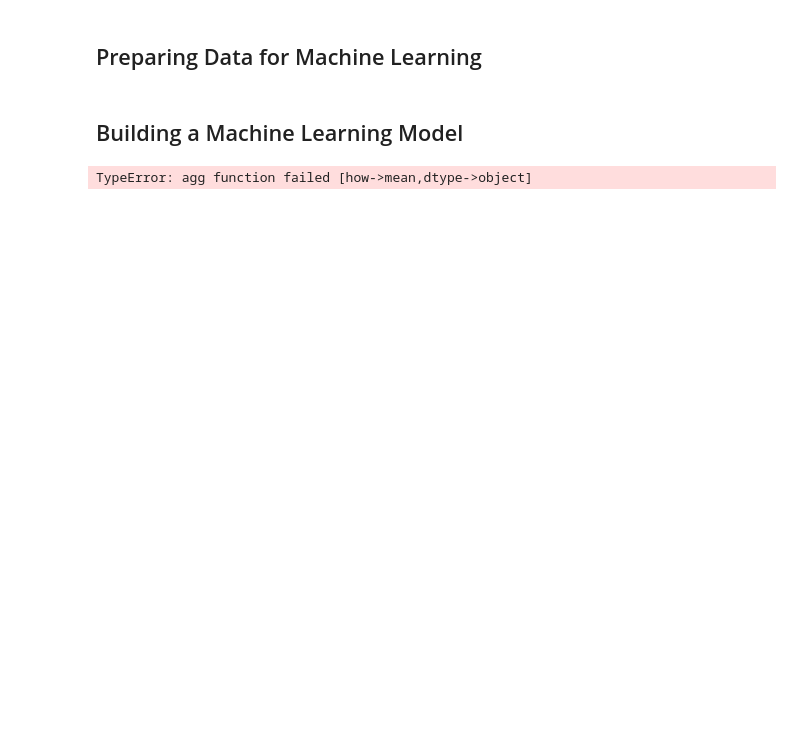
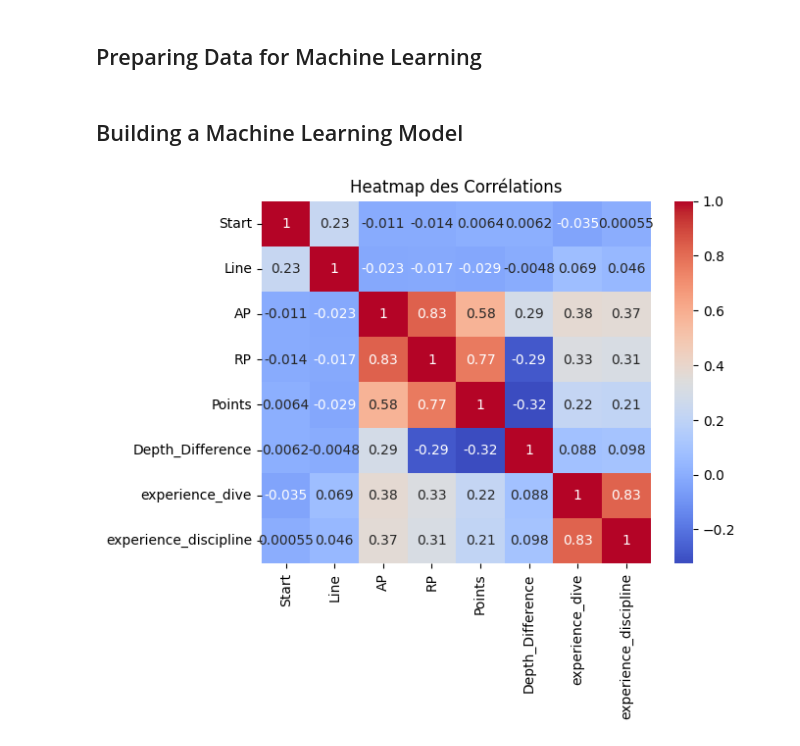
Before and after one commit to ai-mohammed/Projet-Machine-Learning-apn-e, a Jupyter notebook: Code.ipynb, the cells around one changed output. Cells and saved outputs as stored; diff of their text form; code cells hidden in the pictures; blank space fills up the shorter version.

```diff
--- a/Code.ipynb
+++ b/Code.ipynb
@@ -151,24 +144,18 @@ df['RP'] = df['RP'].fillna(df['RP'].mean())
 df['Discipline'] = df['Discipline'].fillna(df['Discipline'].mode()[0])
 # %% [markdown]
 ## Building a Machine Learning Model
-# %%
-from sklearn.cluster import KMeans
-from sklearn.preprocessing import StandardScaler
-
-# Selecting features for clustering
-features = df[['Discipline', 'AP', 'experience_dive', 'experience_discipline']]
-features = StandardScaler().fit_transform(features)
-
-# KMeans clustering
-kmeans = KMeans(n_clusters=3, random_state=42)
-df['cluster'] = kmeans.fit_predict(features)
-
-# Analyze the clusters
-df.groupby('cluster').mean()
-
-# Visualize the clusters
-sns.scatterplot(x='AP', y='experience_dive', hue='cluster', data=df)
-plt.title('Cluster Visualization')
-plt.show()
-# %% [output]
-TypeError: agg function failed [how->mean,dtype->object]
+# %%
+
+# Codage One-Hot pour les variables catégorielles
+df_encoded = pd.get_dummies(df, columns=['Discipline'])
+
+# Sélectionner uniquement les colonnes numériques pour la corrélation
+numeric_cols = df_encoded.select_dtypes(include=['int64', 'float64']).columns
+correlation_matrix = df_encoded[numeric_cols].corr()
+
+# Créer la heatmap
+sns.heatmap(correlation_matrix, annot=True, cmap='coolwarm')
+plt.title('Heatmap des Corrélations')
+plt.show()
+# %% [output]
+[figure, added]
```
Also changed, not shown: parts of 21 cells of this notebook, 2 other files.
